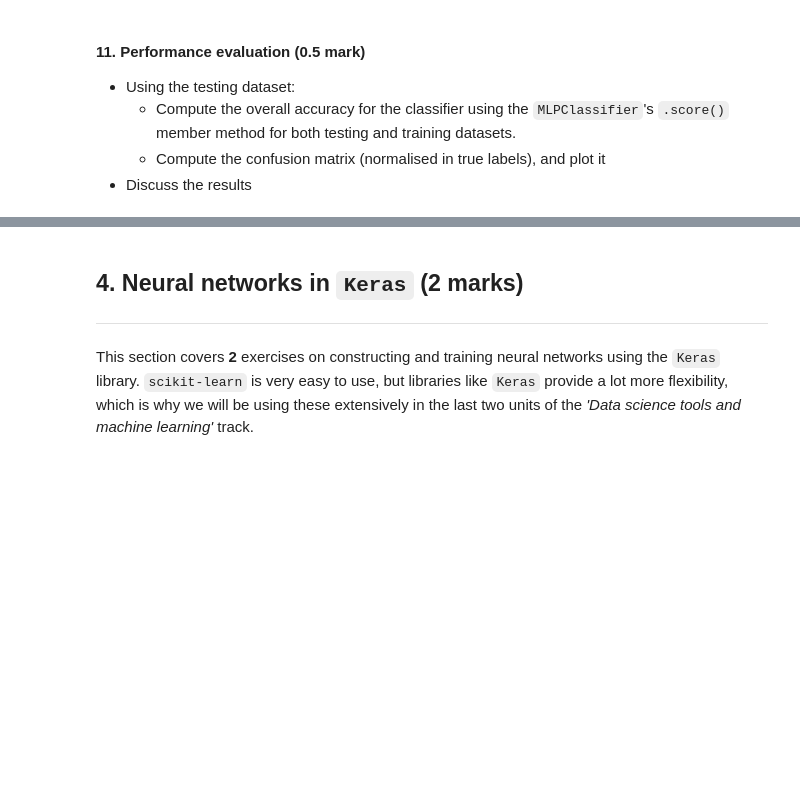
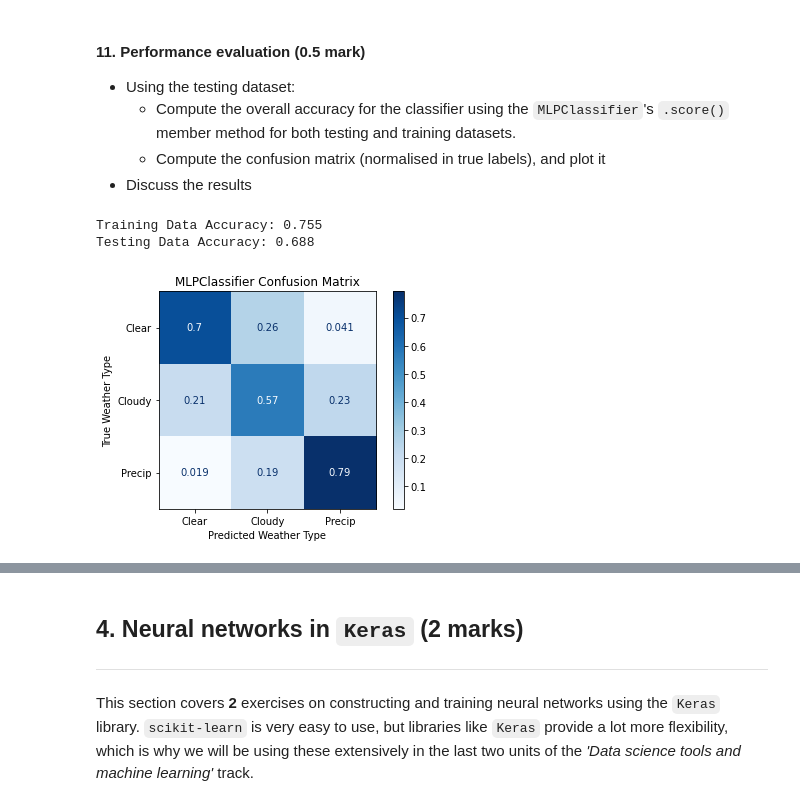
Before and after one commit to CasperMcTavish/DAML, a Jupyter notebook: checkpoint1(2).ipynb, the cells around one changed output, grey strips where cells are left out. Saved outputs shown, nothing was run; the diff lists cells and outputs as text; code cells hidden in the pictures; blank space fills up the shorter version.

```diff
--- a/checkpoint1(2).ipynb
+++ b/checkpoint1(2).ipynb
@@ -379,3 +430,20 @@ from sklearn.neural_network import MLPClassifier
     - Compute the overall accuracy for the classifier using the `MLPClassifier`'s `.score()` member method for both testing and training datasets.
     - Compute the confusion matrix (normalised in true labels), and plot it
 - Discuss the results
+# %%
+# Print overall mean accuracy
+
+print("Training Data Accuracy: " + str("{:.3f}".format(clf.score(Xs_train,ys_train))))
+
+print("Testing Data Accuracy: " + str("{:.3f}".format(clf.score(Xs_test,ys_test))))
+
+# Confusion matrix
+cmatrix = plot_confusion_matrix(clf, Xs_test, ys_test, cmap=plt.cm.Blues, normalize='true', display_labels=wtype)
+plt.xlabel('Predicted Weather Type')
+plt.ylabel('True Weather Type')
+plt.title("MLPClassifier Confusion Matrix")
+plt.show()
+# %% [output]
+Training Data Accuracy: 0.755
+Testing Data Accuracy: 0.688
+[figure, added]
```
Also changed, not shown: parts of 27 cells of this notebook.
